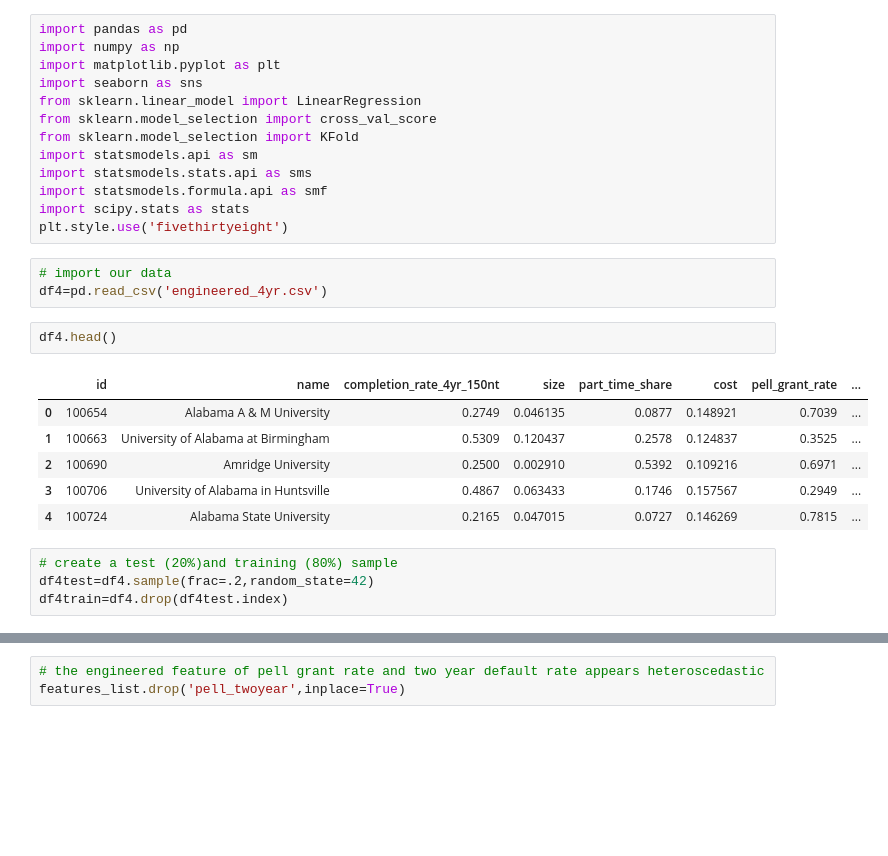
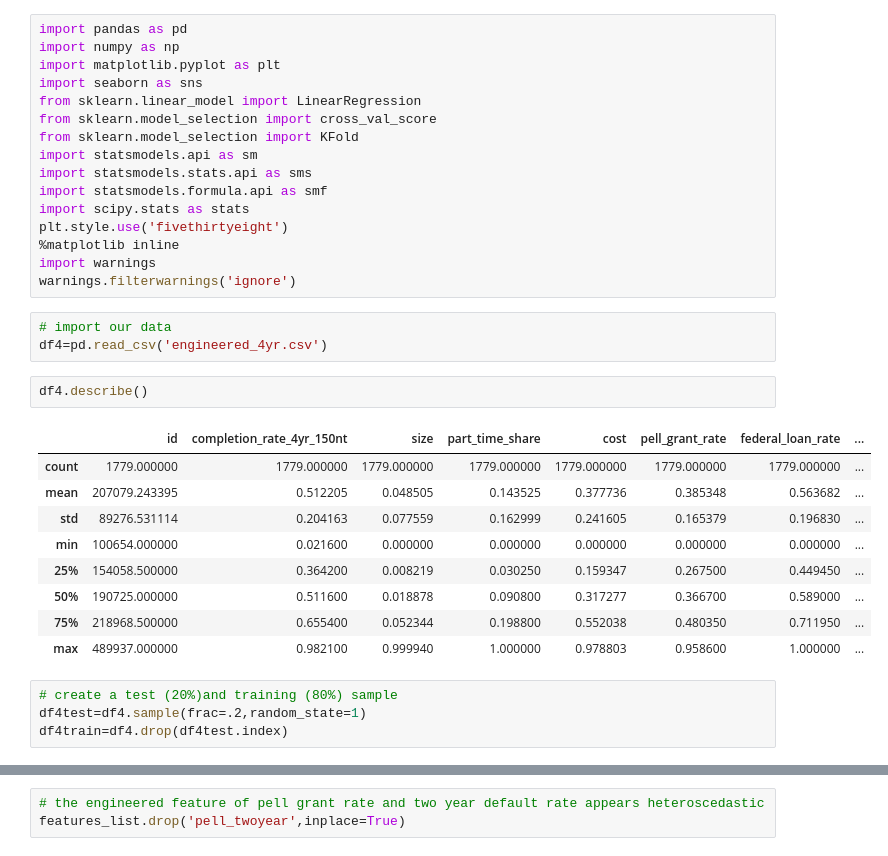
Before and after one commit to thomsu/College_Scorecard, a Jupyter notebook: Modeling.ipynb, the cells around one changed output, grey strips where cells are left out. Drawn from its saved outputs; the diff is of its cells as text; blank space fills up the shorter version.

```diff
--- a/Modeling.ipynb
+++ b/Modeling.ipynb
@@ -11,21 +11,27 @@ import statsmodels.stats.api as sms
 import statsmodels.formula.api as smf
 import scipy.stats as stats
 plt.style.use('fivethirtyeight')
+%matplotlib inline
+import warnings
+warnings.filterwarnings('ignore')
 # %%
 # import our data
 df4=pd.read_csv('engineered_4yr.csv')
 # %%
-df4.head()
+df4.describe()
 # %% [output]
-|  | id | name | completion_rate_4yr_150nt | size | part_time_share | cost | pell_grant_rate | ... |
-| 0 | 100654 | Alabama A & M University | 0.2749 | 0.046135 | 0.0877 | 0.148921 | 0.7039 | ... |
-| 1 | 100663 | University of Alabama at Birmingham | 0.5309 | 0.120437 | 0.2578 | 0.124837 | 0.3525 | ... |
-| 2 | 100690 | Amridge University | 0.2500 | 0.002910 | 0.5392 | 0.109216 | 0.6971 | ... |
-| 3 | 100706 | University of Alabama in Huntsville | 0.4867 | 0.063433 | 0.1746 | 0.157567 | 0.2949 | ... |
-| 4 | 100724 | Alabama State University | 0.2165 | 0.047015 | 0.0727 | 0.146269 | 0.7815 | ... |
+|  | id | completion_rate_4yr_150nt | size | part_time_share | cost | pell_grant_rate | federal_loan_rate | ... |
+| count | 1779.000000 | 1779.000000 | 1779.000000 | 1779.000000 | 1779.000000 | 1779.000000 | 1779.000000 | ... |
+| mean | 207079.243395 | 0.512205 | 0.048505 | 0.143525 | 0.377736 | 0.385348 | 0.563682 | ... |
+| std | 89276.531114 | 0.204163 | 0.077559 | 0.162999 | 0.241605 | 0.165379 | 0.196830 | ... |
+| min | 100654.000000 | 0.021600 | 0.000000 | 0.000000 | 0.000000 | 0.000000 | 0.000000 | ... |
+| 25% | 154058.500000 | 0.364200 | 0.008219 | 0.030250 | 0.159347 | 0.267500 | 0.449450 | ... |
+| 50% | 190725.000000 | 0.511600 | 0.018878 | 0.090800 | 0.317277 | 0.366700 | 0.589000 | ... |
+| 75% | 218968.500000 | 0.655400 | 0.052344 | 0.198800 | 0.552038 | 0.480350 | 0.711950 | ... |
+| max | 489937.000000 | 0.982100 | 0.999940 | 1.000000 | 0.978803 | 0.958600 | 1.000000 | ... |
 # %%
 # create a test (20%)and training (80%) sample
-df4test=df4.sample(frac=.2,random_state=42)
+df4test=df4.sample(frac=.2,random_state=1)
 df4train=df4.drop(df4test.index)
 # %%
 # look at individual predictor correlations to target variable
```
Also changed, not shown: parts of 11 cells of this notebook, 6 other files.
